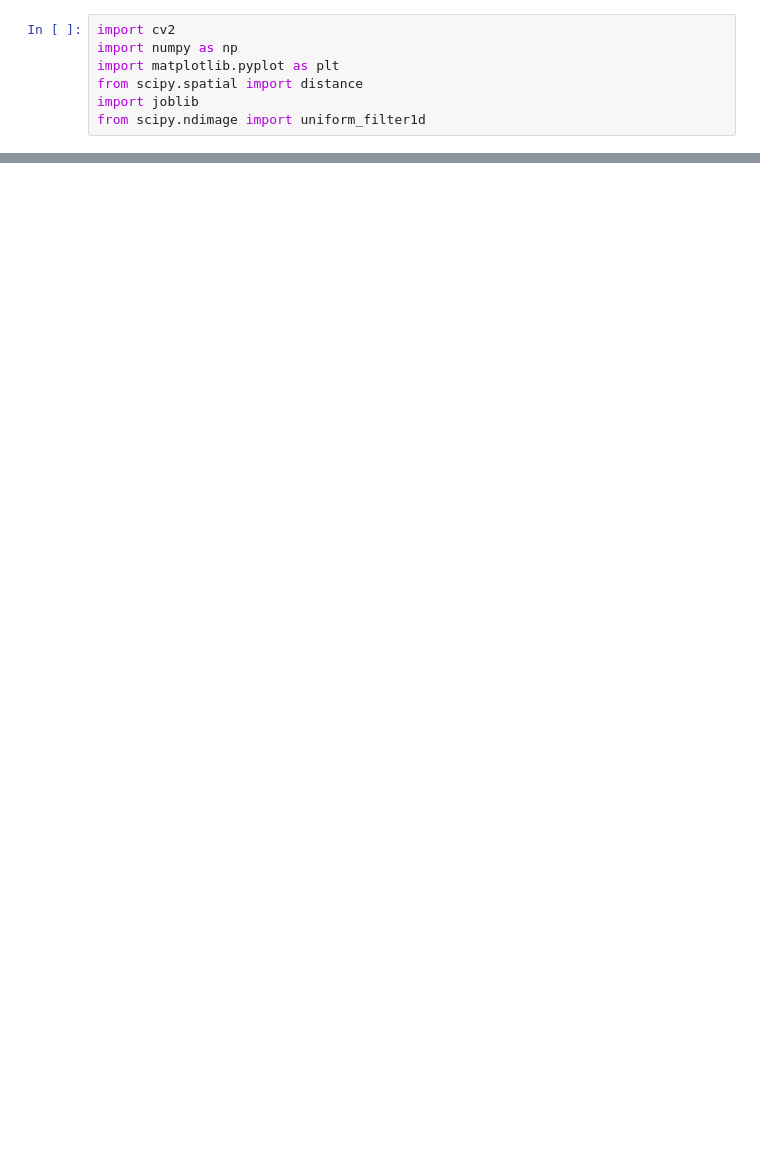
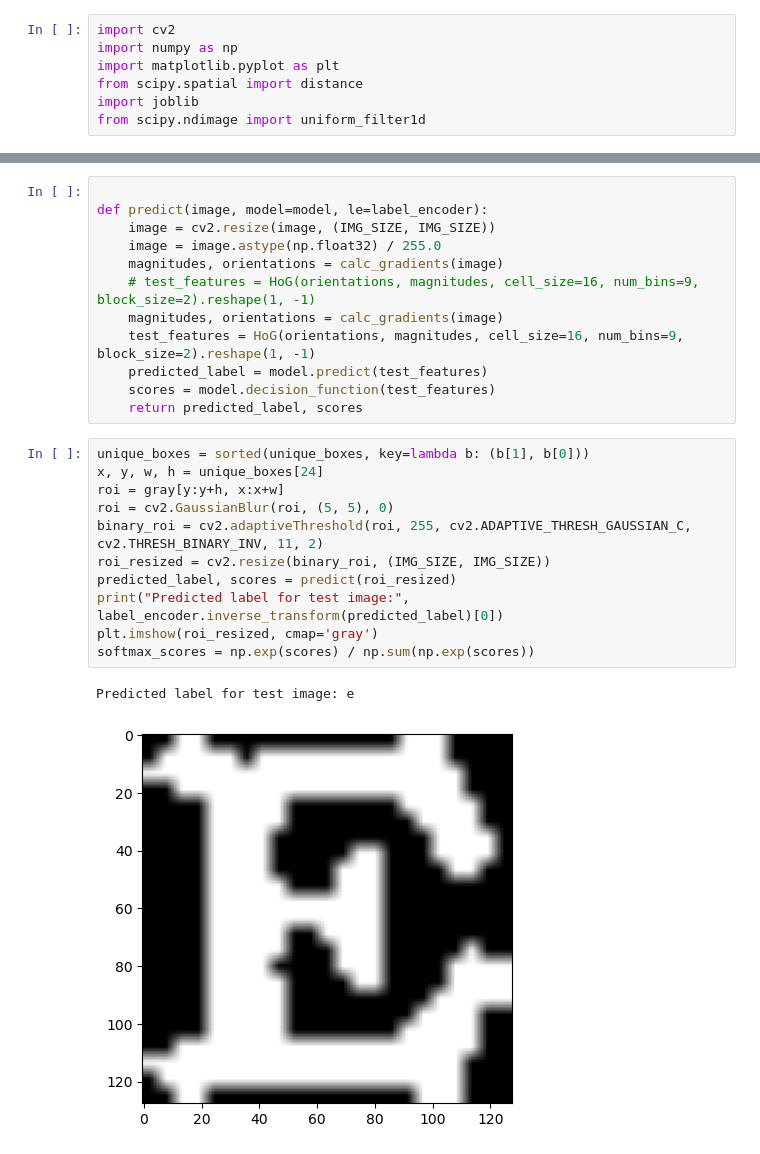
Before and after one commit to team-ronix/vidseek, a Jupyter notebook: visual/MSER.ipynb, the cells around one changed output, grey strips where cells are left out. Drawn from its saved outputs; the diff is of its cells as text; blank space fills up the shorter version.

```diff
--- a/visual/MSER.ipynb
+++ b/visual/MSER.ipynb
@@ -212,0 +104,26 @@ for char in chars:
+# %%
+
+def predict(image, model=model, le=label_encoder):
+    image = cv2.resize(image, (IMG_SIZE, IMG_SIZE))
+    image = image.astype(np.float32) / 255.0
+    magnitudes, orientations = calc_gradients(image)
+    # test_features = HoG(orientations, magnitudes, cell_size=16, num_bins=9, block_size=2).reshape(1, -1)
+    magnitudes, orientations = calc_gradients(image)
+    test_features = HoG(orientations, magnitudes, cell_size=16, num_bins=9, block_size=2).reshape(1, -1)
+    predicted_label = model.predict(test_features)
+    scores = model.decision_function(test_features)
+    return predicted_label, scores
+# %%
+unique_boxes = sorted(unique_boxes, key=lambda b: (b[1], b[0]))
+x, y, w, h = unique_boxes[24]
+roi = gray[y:y+h, x:x+w]
+roi = cv2.GaussianBlur(roi, (5, 5), 0)
+binary_roi = cv2.adaptiveThreshold(roi, 255, cv2.ADAPTIVE_THRESH_GAUSSIAN_C, cv2.THRESH_BINARY_INV, 11, 2)
+roi_resized = cv2.resize(binary_roi, (IMG_SIZE, IMG_SIZE))
+predicted_label, scores = predict(roi_resized)
+print("Predicted label for test image:", label_encoder.inverse_transform(predicted_label)[0])
+plt.imshow(roi_resized, cmap='gray')
+softmax_scores = np.exp(scores) / np.sum(np.exp(scores))
+# %% [output]
+Predicted label for test image: e
+[figure, added]
```
Also changed, not shown: parts of 10 cells of this notebook.
